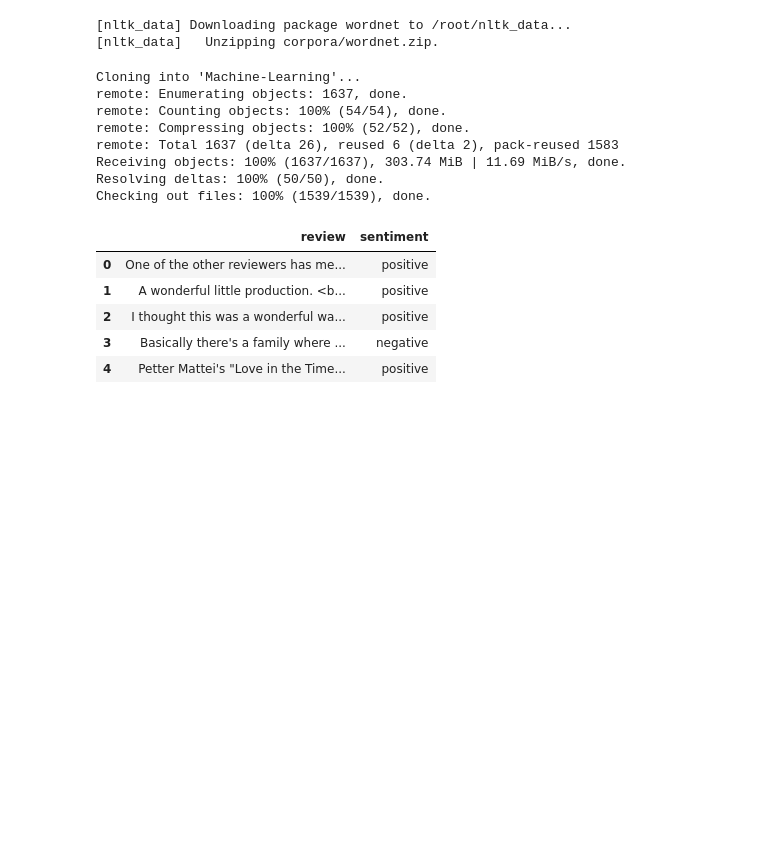
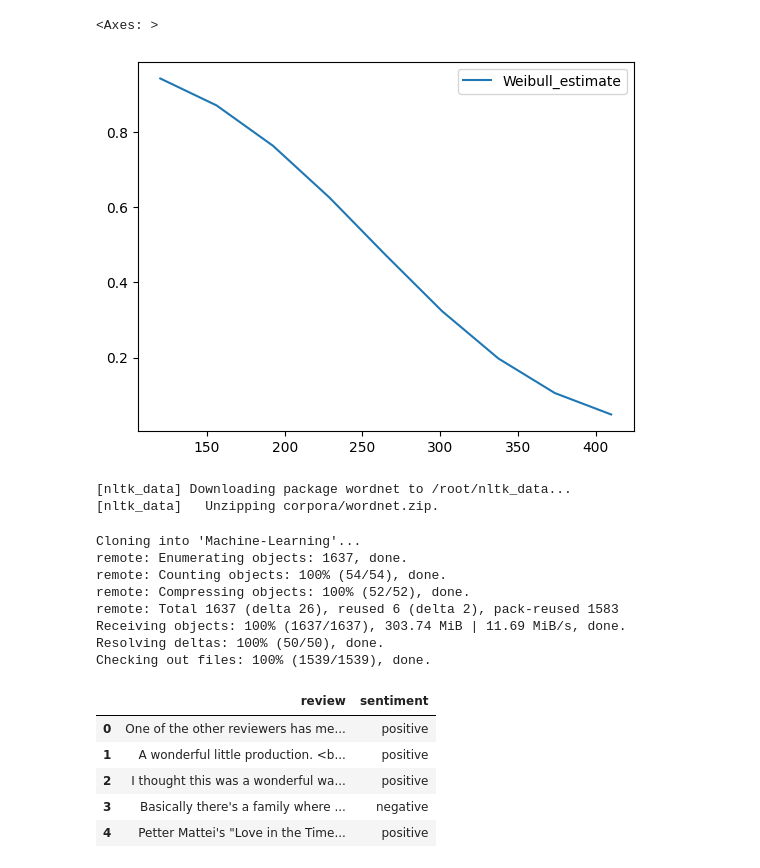
Before and after one commit to illliyas/Machine-Learning, a Jupyter notebook: weibull.ipynb, the cells around one changed output. Drawn from its saved outputs; the diff is of its cells as text; code cells hidden in the pictures; blank space fills up the shorter version.

```diff
--- a/weibull.ipynb
+++ b/weibull.ipynb
@@ -3,3 +32,8 @@
+# %%
+wb.survival_function_.plot()
+# %% [output]
+<Axes: >
+[figure, added]
 # %%
 import re
 import spacy
```
Also changed, not shown: parts of 4 cells of this notebook.
